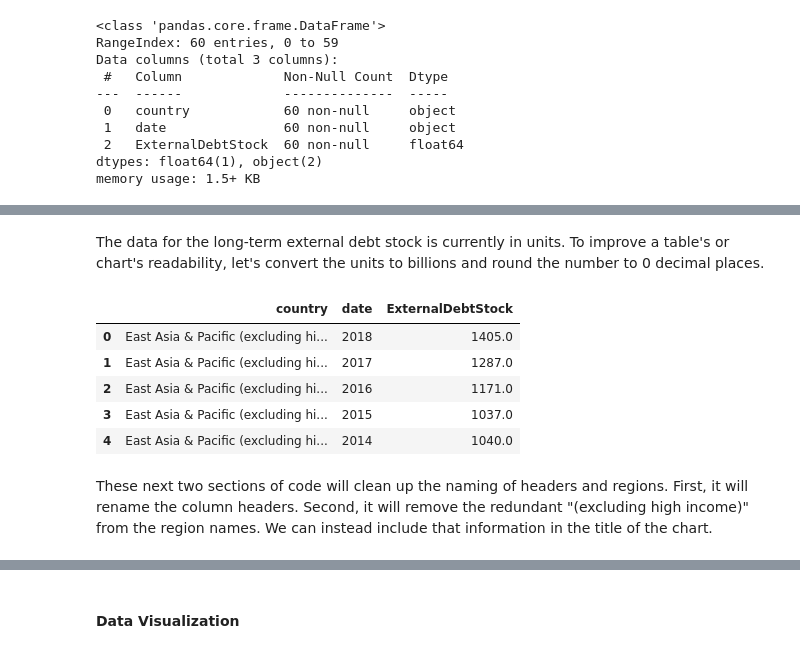
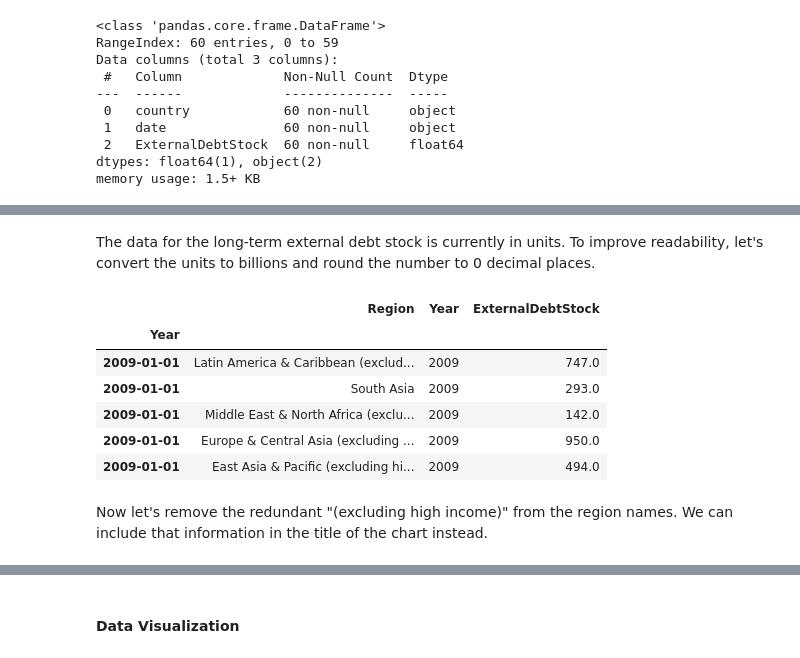
Before and after one commit to worldbank/debt-data, a Jupyter notebook: api-guide/ids-api-guide-python-2.ipynb, the cells around one changed output, grey strips where cells are left out. Saved outputs shown, nothing was run; the diff lists cells and outputs as text; code cells hidden in the pictures.

Commit message:
improve readability with edits and switching order

```diff
--- a/api-guide/ids-api-guide-python-2.ipynb
+++ b/api-guide/ids-api-guide-python-2.ipynb
@@ -128,6 +130,6 @@ As you saw in the preview of the data in section 3, the DataFrame's format needs
 # %%
-EXD_df = EXD_df.reset_index()
-EXD_df.head()
+EXD_cleaned = EXD_df.reset_index()
+EXD_cleaned.head()
 # %% [output]
 |  | country | date | ExternalDebtStock |
 | 0 | East Asia & Pacific (excluding hi... | 2018 | 1.404732e+12 |
@@ -150,0 +172,3 @@ memory usage: 1.5+ KB
+# %%
+EXD_cleaned.columns=['Region', 'Year', 'ExternalDebtStock']
+EXD_cleaned.head()
@@ -150,0 +184,4 @@ memory usage: 1.5+ KB
+# %%
+EXD_cleaned.index = pd.to_datetime(EXD_cleaned['Year'])
+EXD_cleaned = EXD_cleaned.sort_index()
+EXD_cleaned.head()
@@ -151,2 +196,2 @@ memory usage: 1.5+ KB
 # %% [markdown]
-The data for the long-term external debt stock is currently in units. To improve a table's or chart's readability, let's convert the units to billions and round the number to 0 decimal places.
+The data for the long-term external debt stock is currently in units. To improve readability, let's convert the units to billions and round the number to 0 decimal places.
@@ -156,11 +198,14 @@ EXD_df['ExternalDebtStock'] = round(EXD_df['ExternalDebtStock']/1_000_000_000, 0
+# %%
+EXD_cleaned['ExternalDebtStock'] = round(EXD_cleaned['ExternalDebtStock']/1_000_000_000, 0)
 # %%
-EXD_df.head()
+EXD_cleaned.head()
 # %% [output]
-|  | country | date | ExternalDebtStock |
-| 0 | East Asia & Pacific (excluding hi... | 2018 | 1405.0 |
-| 1 | East Asia & Pacific (excluding hi... | 2017 | 1287.0 |
-| 2 | East Asia & Pacific (excluding hi... | 2016 | 1171.0 |
-| 3 | East Asia & Pacific (excluding hi... | 2015 | 1037.0 |
-| 4 | East Asia & Pacific (excluding hi... | 2014 | 1040.0 |
+|  | Region | Year | ExternalDebtStock |
+| Year |  |  |  |
+| 2009-01-01 | Latin America & Caribbean (exclud... | 2009 | 747.0 |
+| 2009-01-01 | South Asia | 2009 | 293.0 |
+| 2009-01-01 | Middle East & North Africa (exclu... | 2009 | 142.0 |
+| 2009-01-01 | Europe & Central Asia (excluding ... | 2009 | 950.0 |
+| 2009-01-01 | East Asia & Pacific (excluding hi... | 2009 | 494.0 |
 # %% [markdown]
-These next two sections of code will clean up the naming of headers and regions. First, it will rename the column headers. Second, it will remove the redundant "(excluding high income)" from the region names. We can instead include that information in the title of the chart.
+Now let's remove the redundant "(excluding high income)" from the region names. We can include that information in the title of the chart instead.
```
Also changed, not shown: parts of 30 cells of this notebook.
